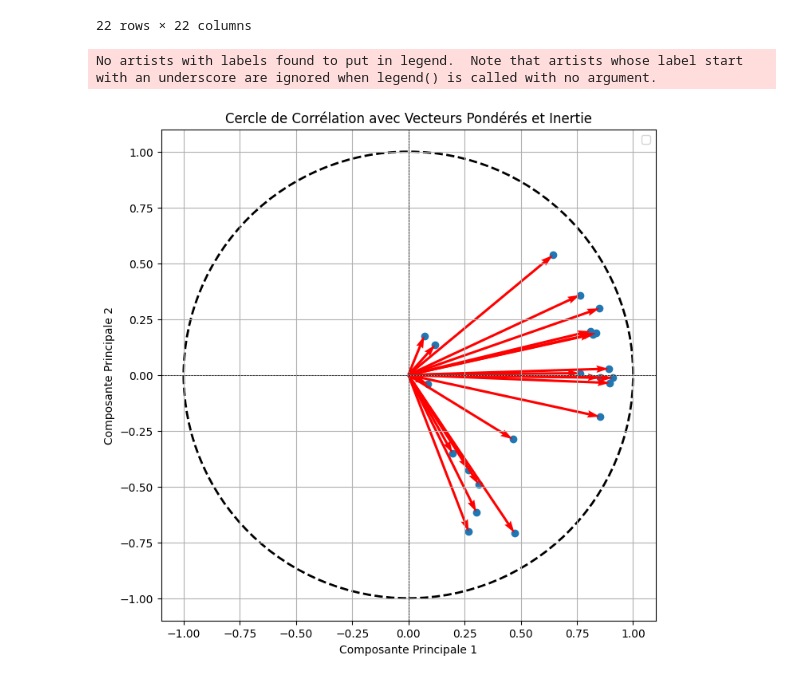
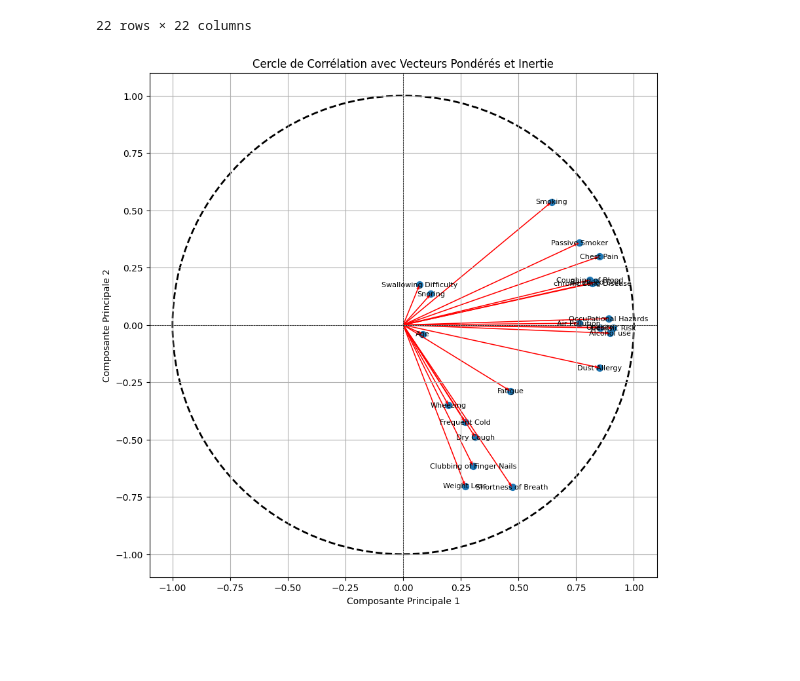
Before and after one commit to meryemidboucair/ACP_cancer_patient-_datset, a Jupyter notebook: Cancer_project_ACP.ipynb, the cells around one changed output. Cells and saved outputs as stored; diff of their text form; code cells hidden in the pictures; blank space fills up the shorter version.

```diff
--- a/Cancer_project_ACP.ipynb
+++ b/Cancer_project_ACP.ipynb
@@ -230,30 +249,32 @@ data_frame
 22 rows × 22 columns
 # %%
 import matplotlib.pyplot as plt
+
 # Tracer les vecteurs pondérés
-plt.figure(figsize=(8, 8))
-plt.scatter(vecteurs_pondere[:, 0], vecteurs_pondere[:, 1])
+plt.figure(figsize=(10, 10))
+plt.scatter(vecteurs_pondere[:, 0], vecteurs_pondere[:, 1], s=50)
 
 # Ajouter un cercle de rayon 1
 cercle = plt.Circle((0, 0), 1, edgecolor='black', facecolor='none', linestyle='--', linewidth=2)
 plt.gca().add_patch(cercle)
 
 for i, (x, y) in enumerate(zip(vecteurs_pondere[:, 0], vecteurs_pondere[:, 1])):
     # Calcul de l'inertie expliquée pour la composante principale actuelle
     inertie_exp = inertie_expliquee[i]
 
     # Ajouter le texte avec l'inertie de la composante principale
-    plt.quiver(0, 0, x, y, angles='xy', scale_units='xy', scale=1, color='red', width=0.005,
-             )
+    plt.quiver(0, 0, x, y, angles='xy', scale_units='xy', scale=1, color='red', width=0.002)
+
+    # Ajouter le nom de la variable correspondante
+    nom_variable = data.columns[i]
+    plt.text(x, y, nom_variable, fontsize=8, verticalalignment='center', horizontalalignment='center')
 
 plt.axhline(0, color='black', linestyle='--', linewidth=0.5)
 plt.axvline(0, color='black', linestyle='--', linewidth=0.5)
 plt.title('Cercle de Corrélation avec Vecteurs Pondérés et Inertie')
 plt.xlabel('Composante Principale 1')
 plt.ylabel('Composante Principale 2')
-plt.legend()  # Afficher la légende avec les labels
 plt.grid(True)
 plt.show()
 # %% [output]
-No artists with labels found to put in legend.  Note that artists whose label start with an underscore are ignored when legend() is called with no argument.
-[figure, old version]
+[figure, new version]
```
Also changed, not shown: parts of 16 cells of this notebook, 1 other file.
